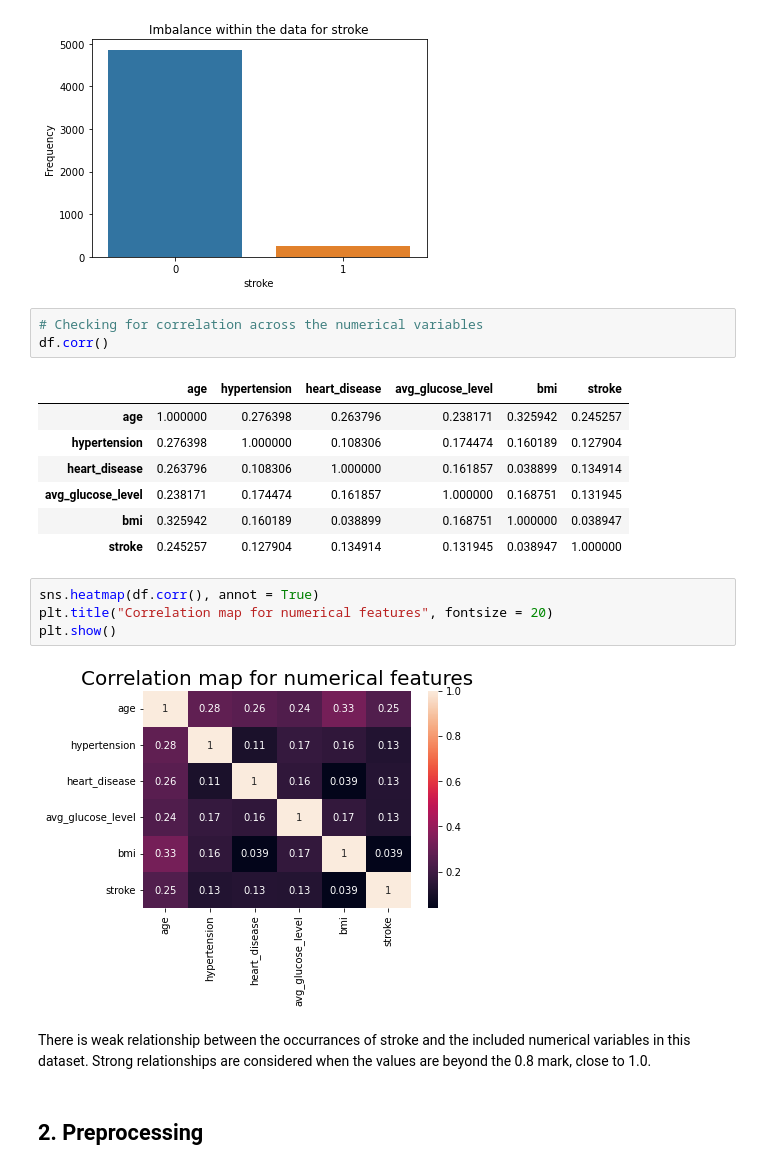
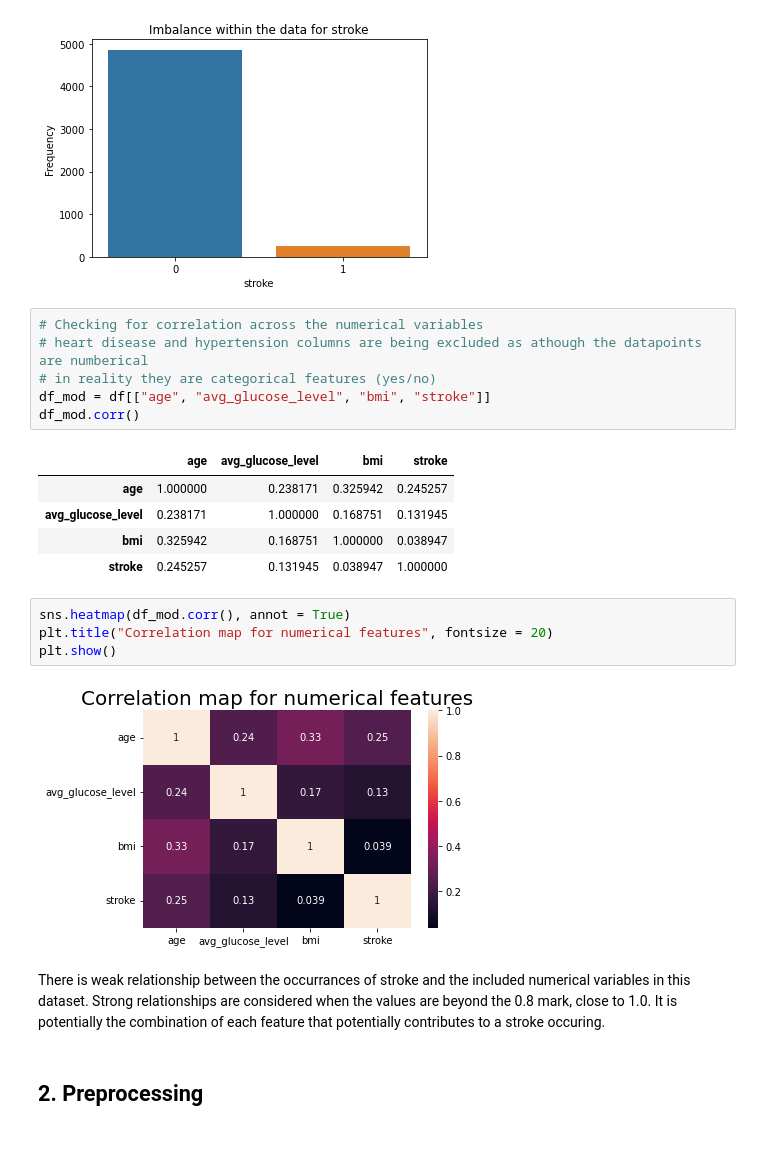
Before and after one commit to evaczeydapommersheim/PfDA_Assignment, a Jupyter notebook: PfDA_Assignment.ipynb, the cells around one changed output. Drawn from its saved outputs; the diff is of its cells as text; blank space fills up the shorter version.

```diff
--- a/PfDA_Assignment.ipynb
+++ b/PfDA_Assignment.ipynb
@@ -290,23 +277,24 @@ Text(0.5, 1.0, 'Imbalance within the data for stroke')
 [figure]
 # %%
 # Checking for correlation across the numerical variables
-df.corr()
+# heart disease and hypertension columns are being excluded as athough the datapoints are numberical
+# in reality they are categorical features (yes/no)
+df_mod = df[["age", "avg_glucose_level", "bmi", "stroke"]]
+df_mod.corr()
 # %% [output]
-|  | age | hypertension | heart_disease | avg_glucose_level | bmi | stroke |
-| age | 1.000000 | 0.276398 | 0.263796 | 0.238171 | 0.325942 | 0.245257 |
-| hypertension | 0.276398 | 1.000000 | 0.108306 | 0.174474 | 0.160189 | 0.127904 |
-| heart_disease | 0.263796 | 0.108306 | 1.000000 | 0.161857 | 0.038899 | 0.134914 |
-| avg_glucose_level | 0.238171 | 0.174474 | 0.161857 | 1.000000 | 0.168751 | 0.131945 |
-| bmi | 0.325942 | 0.160189 | 0.038899 | 0.168751 | 1.000000 | 0.038947 |
-| stroke | 0.245257 | 0.127904 | 0.134914 | 0.131945 | 0.038947 | 1.000000 |
+|  | age | avg_glucose_level | bmi | stroke |
+| age | 1.000000 | 0.238171 | 0.325942 | 0.245257 |
+| avg_glucose_level | 0.238171 | 1.000000 | 0.168751 | 0.131945 |
+| bmi | 0.325942 | 0.168751 | 1.000000 | 0.038947 |
+| stroke | 0.245257 | 0.131945 | 0.038947 | 1.000000 |
 # %%
-sns.heatmap(df.corr(), annot = True)
+sns.heatmap(df_mod.corr(), annot = True)
 plt.title("Correlation map for numerical features", fontsize = 20)
 plt.show()
 # %% [output]
-[figure, old version]
+[figure, new version]
 # %% [markdown]
-There is weak relationship between the occurrances of stroke and the included numerical variables in this dataset. Strong relationships are considered when the values are beyond the 0.8 mark, close to 1.0.
+There is weak relationship between the occurrances of stroke and the included numerical variables in this dataset. Strong relationships are considered when the values are beyond the 0.8 mark, close to 1.0. It is potentially the combination of each feature that potentially contributes to a stroke occuring.
 # %% [markdown]
 ## 2. Preprocessing
 # %% [markdown]
```
Also changed, not shown: parts of 27 cells of this notebook, 2 other files.
